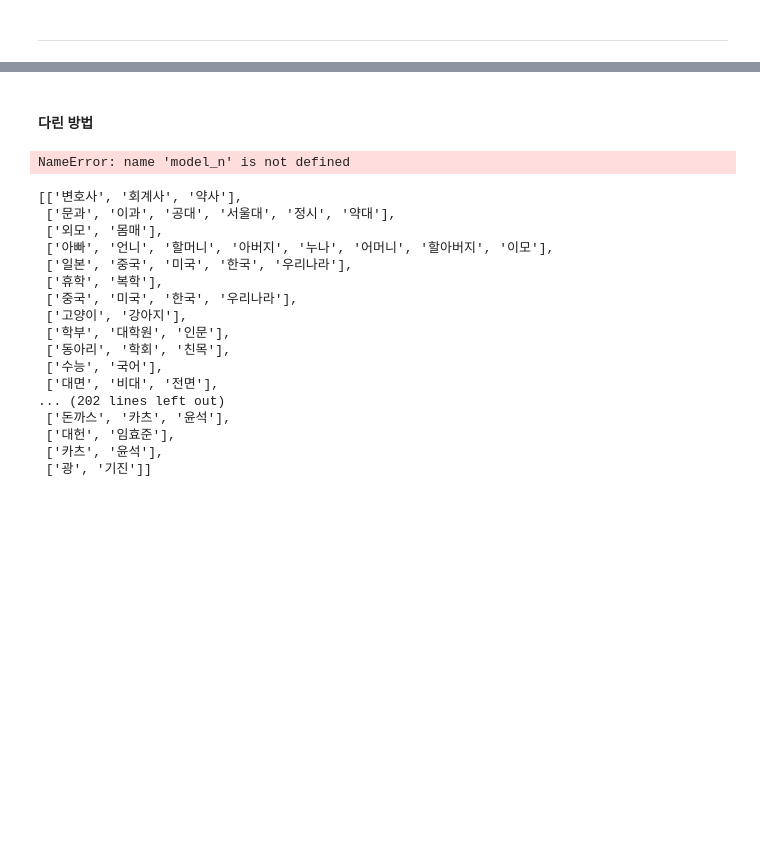
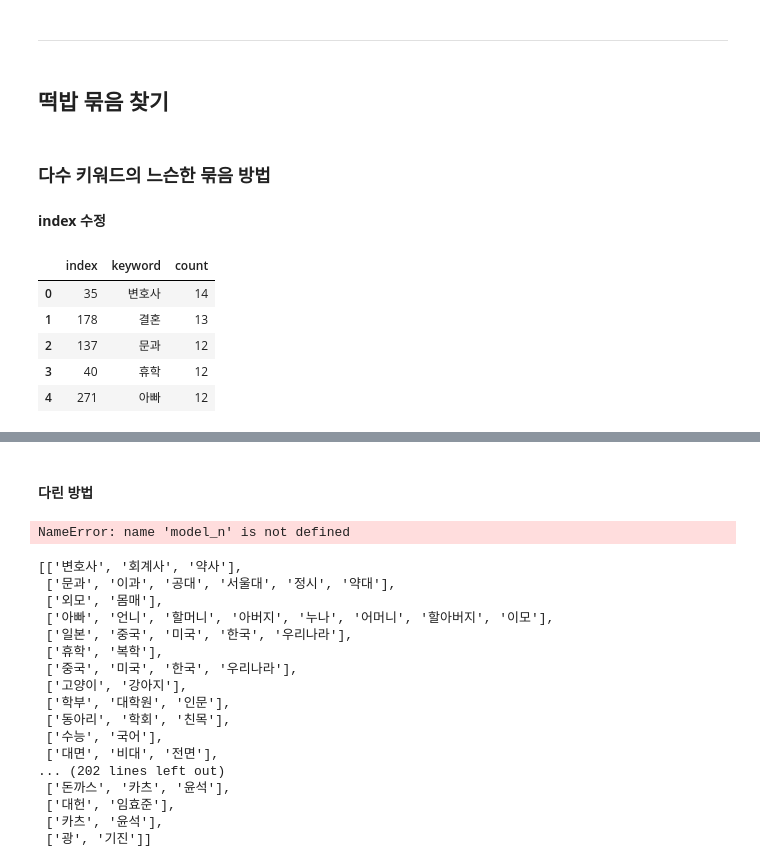
Before and after one commit to JourneyKo/ssodam, a Jupyter notebook: topic_more.ipynb, the cells around one changed output, grey strips where cells are left out. Drawn from its saved outputs; the diff is of its cells as text; code cells hidden in the pictures; blank space fills up the shorter version.

```diff
--- a/topic_more.ipynb
+++ b/topic_more.ipynb
@@ -72,3 +107,8 @@ noun_tokenized[2:4]
+# %%
+with open('./data/idx_total.pkl','rb') as f:
+    idx_total = pickle.load(f)
+with open('./data/bow_total.pkl','rb') as f:
+    bow_total = pickle.load(f)
 # %% [markdown]
 ## 키워드별, 일별 빈출 10위 내 등재 횟수
 # %% [markdown]
@@ -254,2 +288,18 @@ plt.show()
 # %% [markdown]
 ---
+# %% [markdown]
+## 떡밥 묶음 찾기
+# %% [markdown]
+### 다수 키워드의 느슨한 묶음 방법
+# %% [markdown]
+__index 수정__
+# %%
+bow = bow_20.reset_index()
+bow.head()
+# %% [output]
+|  | index | keyword | count |
+| 0 | 35 | 변호사 | 14 |
+| 1 | 178 | 결혼 | 13 |
+| 2 | 137 | 문과 | 12 |
+| 3 | 40 | 휴학 | 12 |
+| 4 | 271 | 아빠 | 12 |
```
Also changed, not shown: parts of 21 cells of this notebook, 2 other files.
